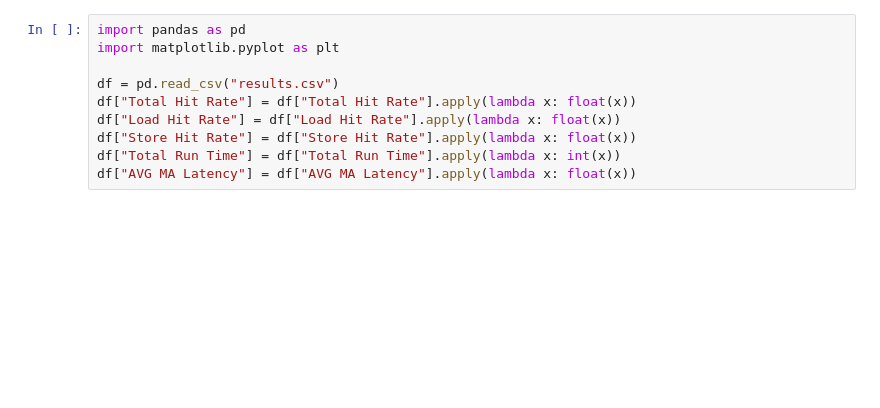
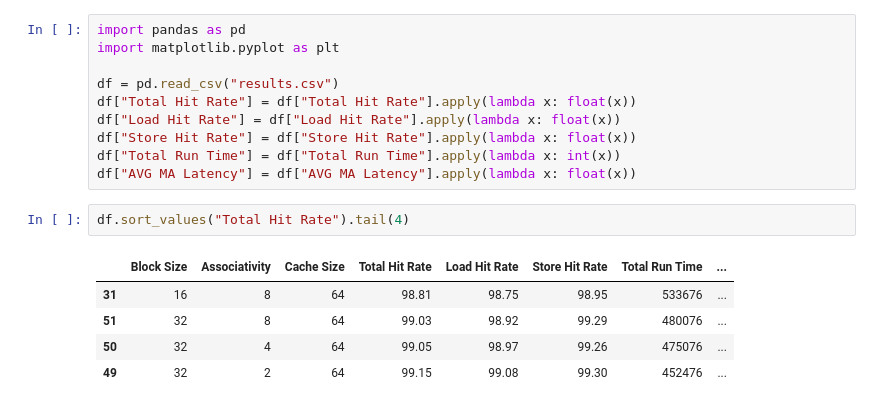
Before and after one commit to NYYCS/cache-sim-c, a Jupyter notebook: analyse.ipynb, the cells around one changed output. Saved outputs shown, nothing was run; the diff lists cells and outputs as text; blank space fills up the shorter version.

```diff
--- a/analyse.ipynb
+++ b/analyse.ipynb
@@ -8,5 +8,13 @@ df["Load Hit Rate"] = df["Load Hit Rate"].apply(lambda x: float(x))
 df["Store Hit Rate"] = df["Store Hit Rate"].apply(lambda x: float(x))
 df["Total Run Time"] = df["Total Run Time"].apply(lambda x: int(x))
 df["AVG MA Latency"] = df["AVG MA Latency"].apply(lambda x: float(x))
+# %%
+df.sort_values("Total Hit Rate").tail(4)
+# %% [output]
+|  | Block Size | Associativity | Cache Size | Total Hit Rate | Load Hit Rate | Store Hit Rate | Total Run Time | ... |
+| 31 | 16 | 8 | 64 | 98.81 | 98.75 | 98.95 | 533676 | ... |
+| 51 | 32 | 8 | 64 | 99.03 | 98.92 | 99.29 | 480076 | ... |
+| 50 | 32 | 4 | 64 | 99.05 | 98.97 | 99.26 | 475076 | ... |
+| 49 | 32 | 2 | 64 | 99.15 | 99.08 | 99.30 | 452476 | ... |
 # %%
 cache_sizes = [16, 32, 64, 128, 256]
```
Also changed, not shown: parts of 2 cells of this notebook, 1 other file.
